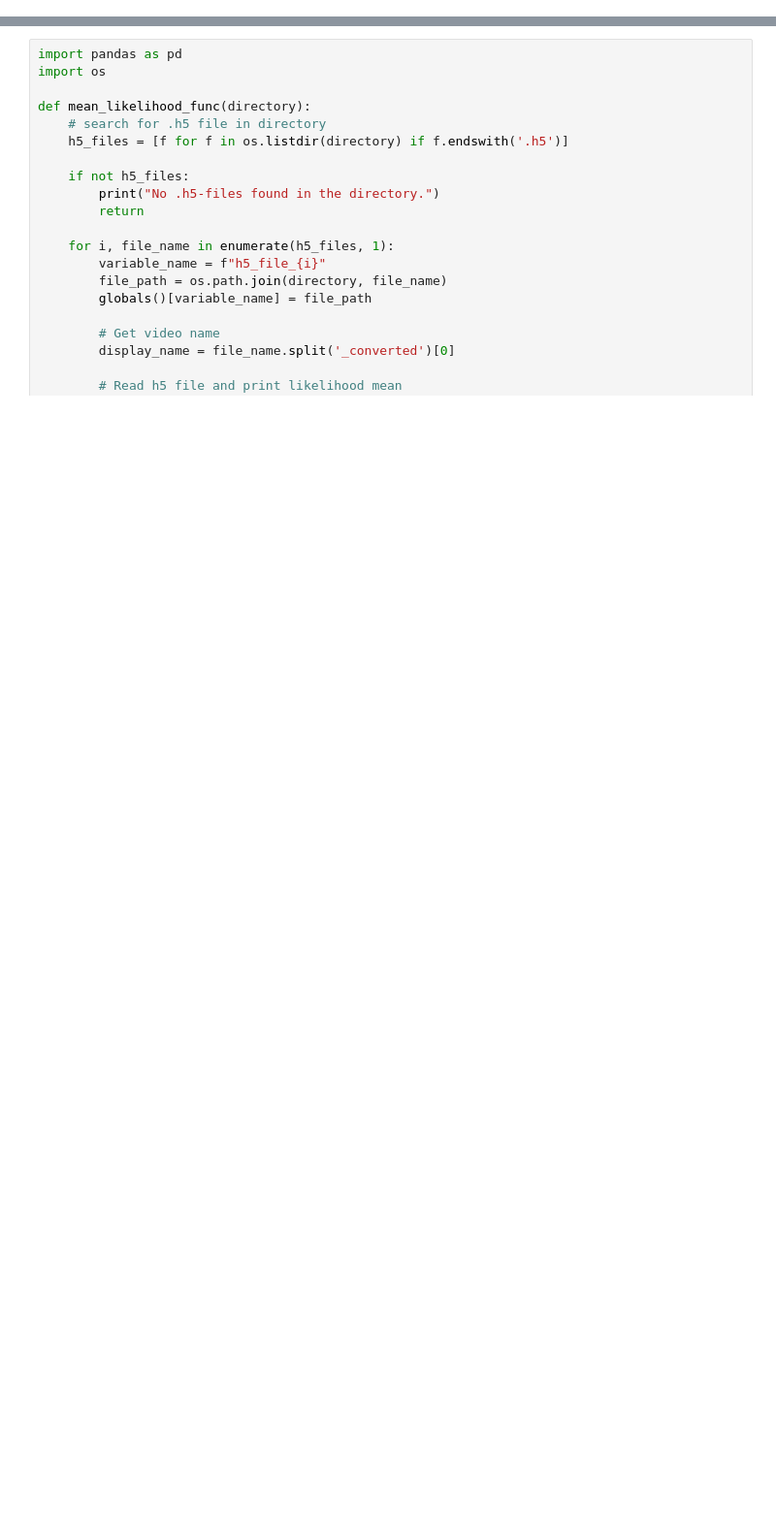
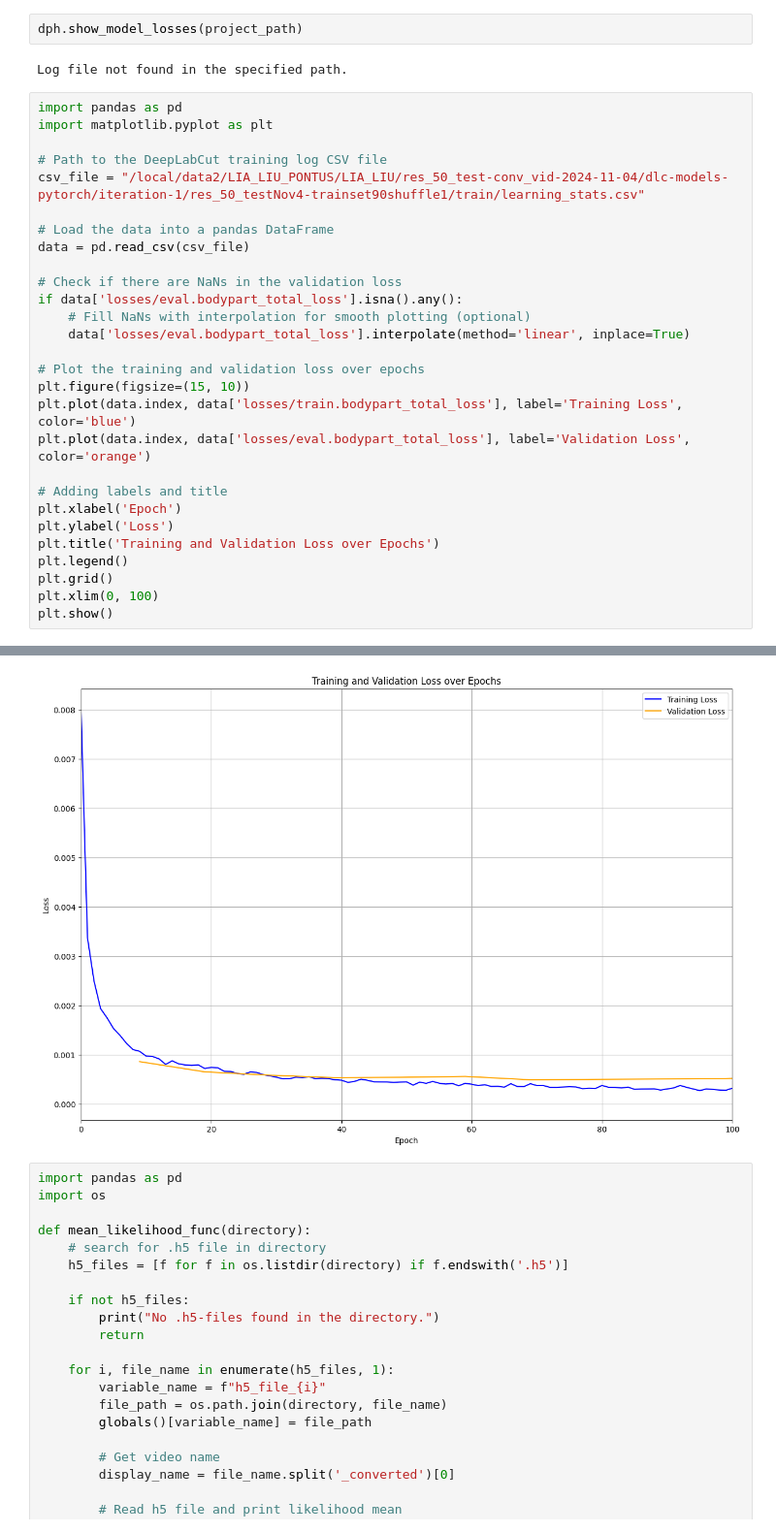
Before and after one commit to SvenPontus/RF_mapping, a Jupyter notebook: evaluate_models.ipynb, the cells around one changed output, grey strips where cells are left out. Shown: that part at 97% size. Saved outputs shown, nothing was run; the diff lists cells and outputs as text; blank space fills up the shorter version.

```diff
--- a/evaluate_models.ipynb
+++ b/evaluate_models.ipynb
@@ -0,0 +16,33 @@
+# %%
+dph.show_model_losses(project_path)
+# %% [output]
+Log file not found in the specified path.
+# %%
+import pandas as pd
+import matplotlib.pyplot as plt
+
+# Path to the DeepLabCut training log CSV file
+csv_file = "/local/data2/LIA_LIU_PONTUS/LIA_LIU/res_50_test-conv_vid-2024-11-04/dlc-models-pytorch/iteration-1/res_50_testNov4-trainset90shuffle1/train/learning_stats.csv"
+
+# Load the data into a pandas DataFrame
+data = pd.read_csv(csv_file)
+
+# Check if there are NaNs in the validation loss
+if data['losses/eval.bodypart_total_loss'].isna().any():
+    # Fill NaNs with interpolation for smooth plotting (optional)
+    data['losses/eval.bodypart_total_loss'].interpolate(method='linear', inplace=True)
+
+# Plot the training and validation loss over epochs
+plt.figure(figsize=(15, 10))
+plt.plot(data.index, data['losses/train.bodypart_total_loss'], label='Training Loss', color='blue')
+plt.plot(data.index, data['losses/eval.bodypart_total_loss'], label='Validation Loss', color='orange')
+
+# Adding labels and title
+plt.xlabel('Epoch')
+plt.ylabel('Loss')
+plt.title('Training and Validation Loss over Epochs')
+plt.legend()
+plt.grid()
+plt.xlim(0, 100)
+plt.show()
+# %% [output]
@@ -1,3 +55,4 @@
+[figure, added]
 # %%
 import pandas as pd
 import os
```
Also changed, not shown: parts of 10 cells of this notebook, 14 other files.
